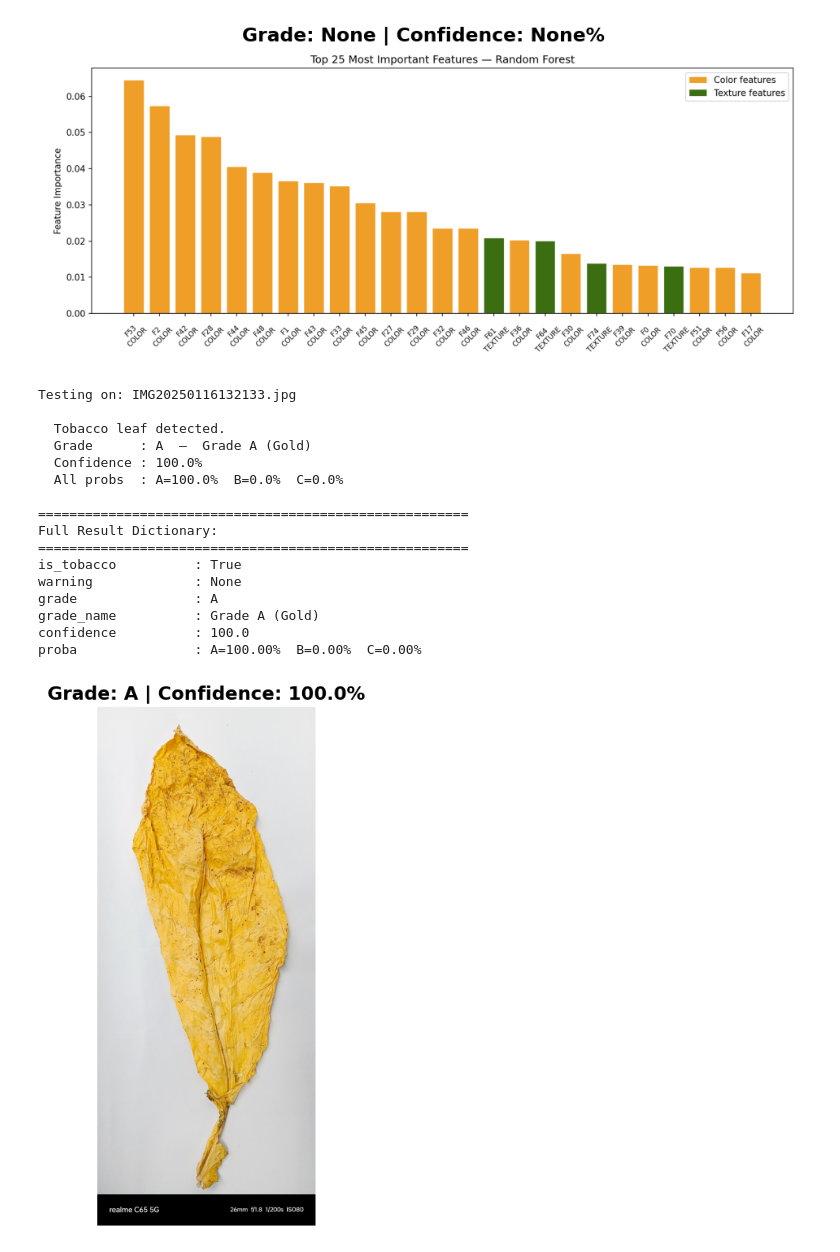
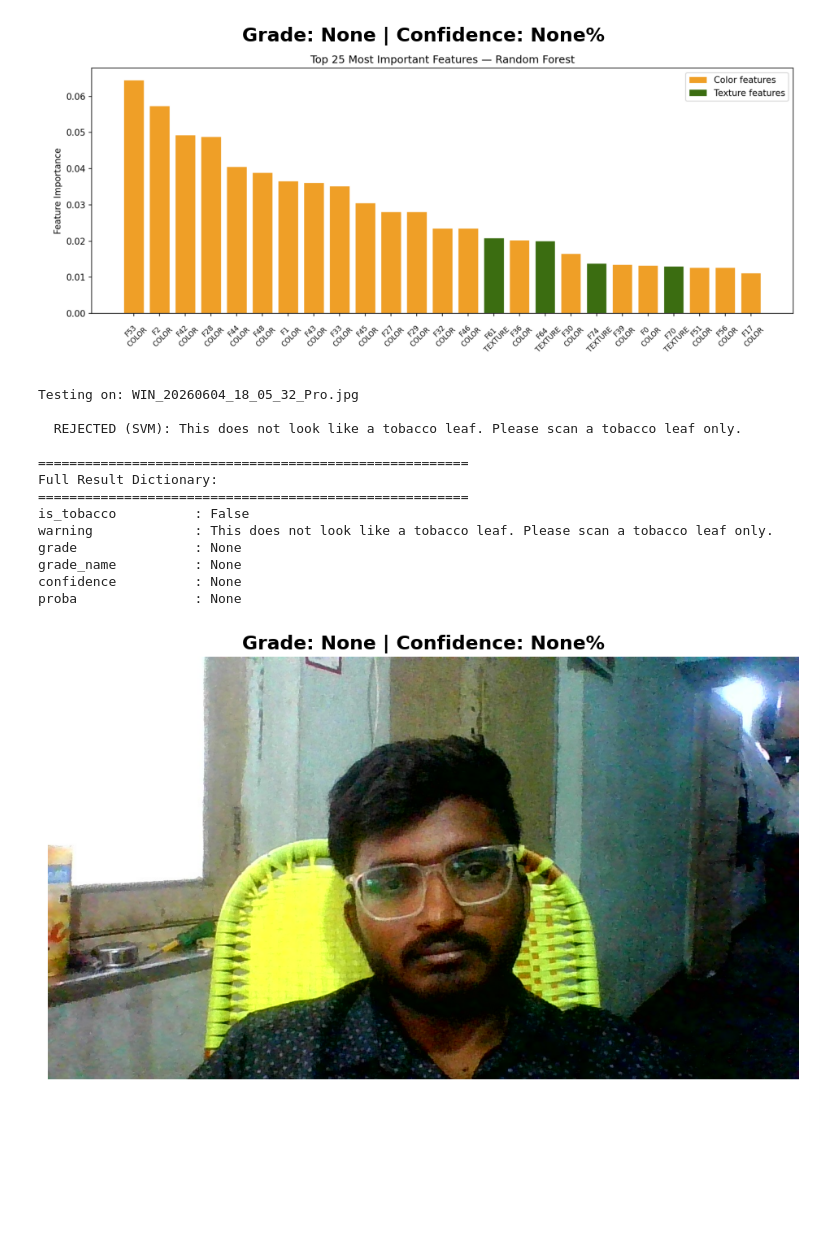
Before and after one commit to BaluAkhil/tobacco-leaf-grader, a Jupyter notebook: model.ipynb, the cells around one changed output. Saved outputs shown, nothing was run; the diff lists cells and outputs as text; code cells hidden in the pictures; blank space fills up the shorter version.

```diff
--- a/model.ipynb
+++ b/model.ipynb
@@ -918,7 +918,7 @@ proba               : None
 [figure]
 # %%
 # Test the full pipeline on a single image from a file path
-test_image_path = r'C:\Users\BALU LOHITH REDDY\Downloads\tobacco leaves\gold\IMG20250116132133.jpg'
+test_image_path = r'C:\Users\BALU LOHITH REDDY\Pictures\Camera Roll\WIN_20260604_18_05_32_Pro.jpg'
 
 # Read the image
 test_img = cv2.imread(test_image_path)
@@ -928,42 +928,39 @@ if test_img is None:
 else:
     print(f"Testing on: {os.path.basename(test_image_path)}\n")
 
     # Run full pipeline
     result = predict_full_pipeline(test_img, gb, vb, verbose=True)
 
     print("\n" + "="*55)
     print("Full Result Dictionary:")
     print("="*55)
     for key, value in result.items():
         if key == 'proba' and value:
             print(f"{key:20}: A={value[0]*100:.2f}%  B={value[1]*100:.2f}%  C={value[2]*100:.2f}%")
         else:
             print(f"{key:20}: {value}")
 
     # Display the image
     img_rgb = cv2.cvtColor(test_img, cv2.COLOR_BGR2RGB)
     plt.figure(figsize=(8, 6))
     plt.imshow(img_rgb)
     plt.title(f"Grade: {result['grade']} | Confidence: {result['confidence']}%",
               fontsize=14, fontweight='bold')
     plt.axis('off')
     plt.tight_layout()
     plt.show()
 # %% [output]
-Testing on: IMG20250116132133.jpg
+Testing on: WIN_20260604_18_05_32_Pro.jpg
 
-  Tobacco leaf detected.
-  Grade      : A  —  Grade A (Gold)
-  Confidence : 100.0%
-  All probs  : A=100.0%  B=0.0%  C=0.0%
+  REJECTED (SVM): This does not look like a tobacco leaf. Please scan a tobacco leaf only.
 
 =======================================================
 Full Result Dictionary:
 =======================================================
-is_tobacco          : True
-warning             : None
-grade               : A
-grade_name          : Grade A (Gold)
-confidence          : 100.0
-proba               : A=100.00%  B=0.00%  C=0.00%
+is_tobacco          : False
+warning             : This does not look like a tobacco leaf. Please scan a tobacco leaf only.
+grade               : None
+grade_name          : None
+confidence          : None
+proba               : None
-[figure, old version]
+[figure, new version]
```
Also changed, not shown: parts of 2 cells of this notebook, 1 other file.
